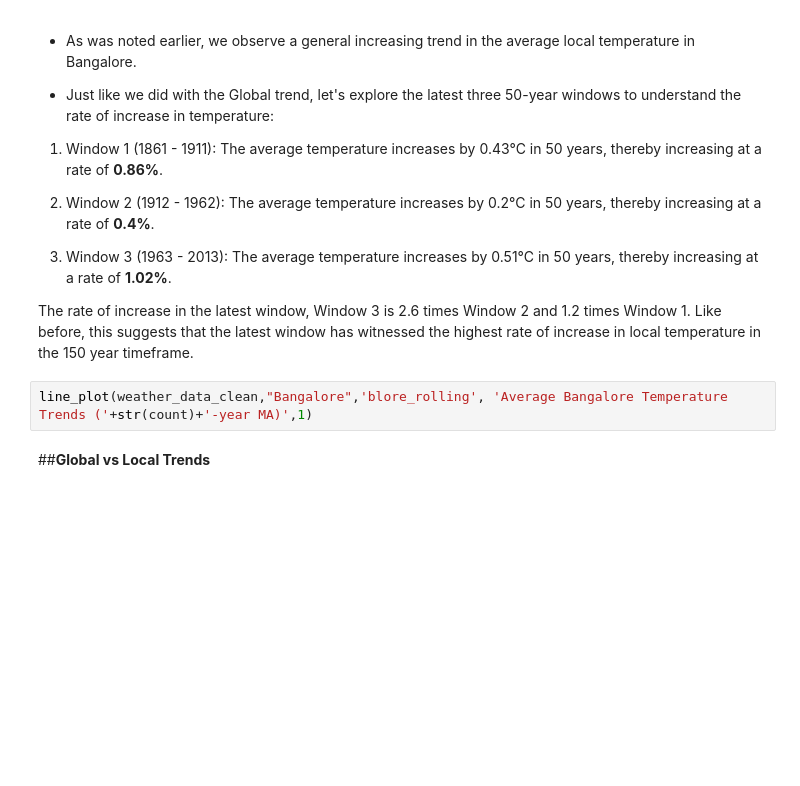
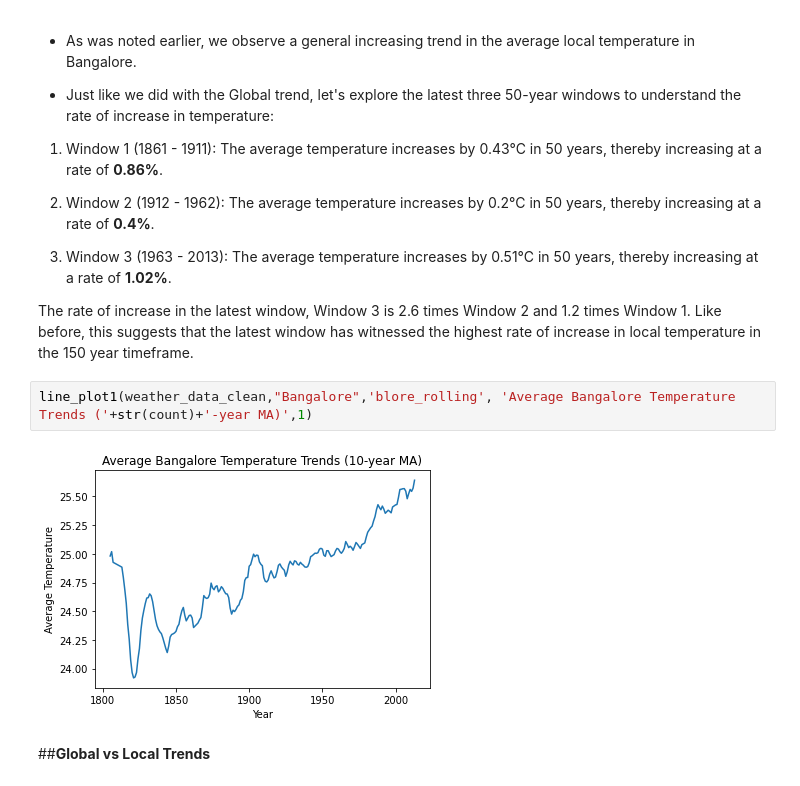
Before and after one commit to asairam1/ProgrammingAssignment2, a Jupyter notebook: Udacity_Project_1_Weather_Data.ipynb, the cells around one changed output. Drawn from its saved outputs; the diff is of its cells as text; blank space fills up the shorter version.

```diff
--- a/Udacity_Project_1_Weather_Data.ipynb
+++ b/Udacity_Project_1_Weather_Data.ipynb
@@ -258,7 +255,9 @@ line_plot(weather_data_clean,"Global",'global_rolling', 'Average Global Temperat
 
 The rate of increase in the latest window, Window 3 is 2.6 times Window 2 and 1.2 times Window 1.  Like before, this suggests that the latest window has witnessed the highest rate of increase in local temperature in the 150 year timeframe.
 # %%
-line_plot(weather_data_clean,"Bangalore",'blore_rolling', 'Average Bangalore Temperature Trends ('+str(count)+'-year MA)',1)
+line_plot1(weather_data_clean,"Bangalore",'blore_rolling', 'Average Bangalore Temperature Trends ('+str(count)+'-year MA)',1)
+# %% [output]
+[figure, added]
 # %% [markdown]
 ##**Global vs Local Trends**
 # %% [markdown]
```
Also changed, not shown: parts of 6 cells of this notebook.
